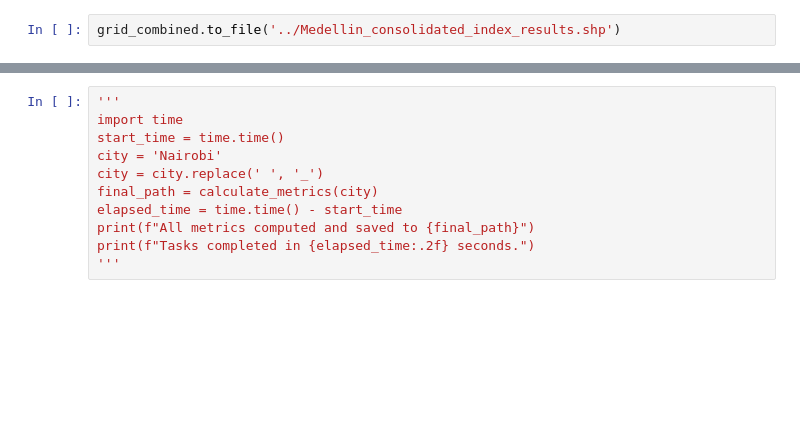
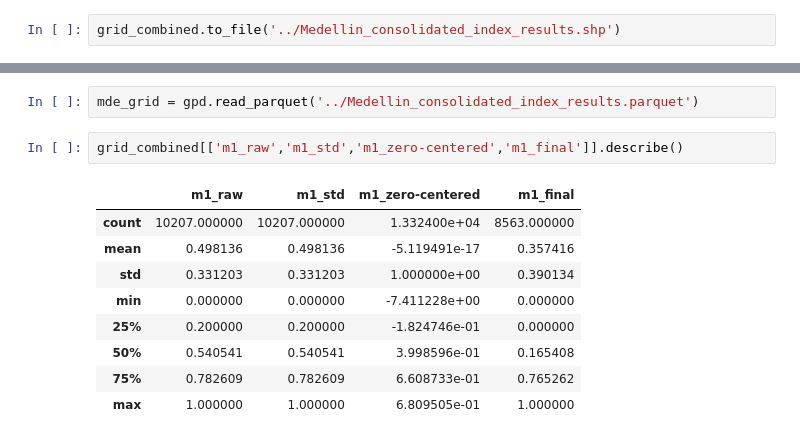
Before and after one commit to sarangof/identifyingLandSubdivisions, a Jupyter notebook: main_metric_calculations_notebook.ipynb, the cells around one changed output, grey strips where cells are left out. Cells and saved outputs as stored; diff of their text form; blank space fills up the shorter version.

```diff
--- a/main_metric_calculations_notebook.ipynb
+++ b/main_metric_calculations_notebook.ipynb
@@ -1188,11 +762,14 @@ if __name__ == "__main__":
-# %%
-'''
-import time
-start_time = time.time()
-city = 'Nairobi'
-city = city.replace(' ', '_')
-final_path = calculate_metrics(city)
-elapsed_time = time.time() - start_time
-print(f"All metrics computed and saved to {final_path}")
-print(f"Tasks completed in {elapsed_time:.2f} seconds.")
-'''
+# %%
+mde_grid = gpd.read_parquet('../Medellin_consolidated_index_results.parquet')
+# %%
+grid_combined[['m1_raw','m1_std','m1_zero-centered','m1_final']].describe()
+# %% [output]
+|  | m1_raw | m1_std | m1_zero-centered | m1_final |
+| count | 10207.000000 | 10207.000000 | 1.332400e+04 | 8563.000000 |
+| mean | 0.498136 | 0.498136 | -5.119491e-17 | 0.357416 |
+| std | 0.331203 | 0.331203 | 1.000000e+00 | 0.390134 |
+| min | 0.000000 | 0.000000 | -7.411228e+00 | 0.000000 |
+| 25% | 0.200000 | 0.200000 | -1.824746e-01 | 0.000000 |
+| 50% | 0.540541 | 0.540541 | 3.998596e-01 | 0.165408 |
+| 75% | 0.782609 | 0.782609 | 6.608733e-01 | 0.765262 |
+| max | 1.000000 | 1.000000 | 6.809505e-01 | 1.000000 |
```
Also changed, not shown: parts of 17 cells of this notebook.
